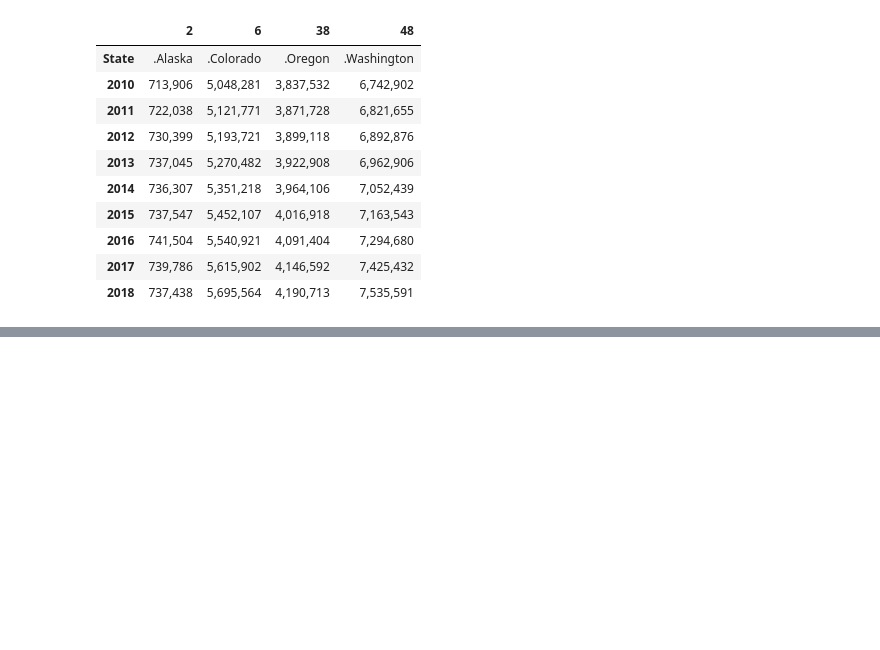
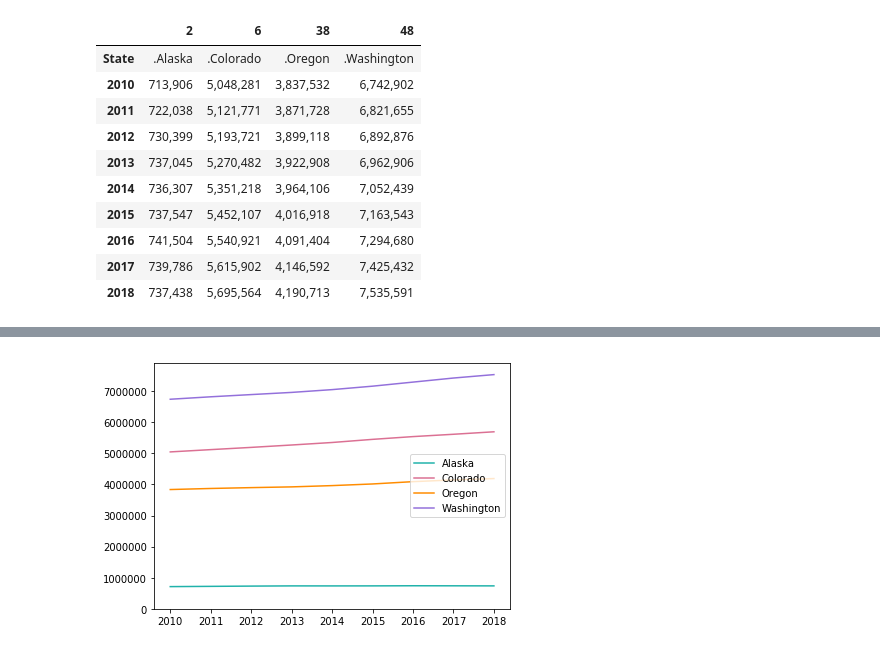
Before and after one commit to chane-d/group-project-one, a Jupyter notebook: SALES_Jason/Project1_jason.ipynb, the cells around one changed output, grey strips where cells are left out. Drawn from its saved outputs; the diff is of its cells as text; code cells hidden in the pictures; blank space fills up the shorter version.

```diff
--- a/SALES_Jason/Project1_jason.ipynb
+++ b/SALES_Jason/Project1_jason.ipynb
@@ -516,0 +468,6 @@ pop_data.transpose()
+# %%
+pop_data['.Alaska'] = pop_data['.Alaska'].str.replace(',', '')
+pop_data['.Colorado'] = pop_data['.Colorado'].str.replace(',', '')
+pop_data['.Oregon'] = pop_data['.Oregon'].str.replace(',', '')
+pop_data['.Washington'] = pop_data['.Washington'].str.replace(',', '')
+pop_data
@@ -516,0 +486,10 @@ pop_data.transpose()
+# %%
+pop_data = pop_data[1:]
+pop_data = pop_data.rename(columns={
+    '.Alaska':'Alaska',
+    '.Colorado':'Colorado',
+    '.Oregon':'Oregon',
+    '.Washington':'Washington',
+    'index':'Year'
+})
+pop_data
@@ -516,0 +517,6 @@ pop_data.transpose()
+# %%
+pop_data['Colorado']= pop_data['Colorado'].astype('float')
+pop_data['Washington']= pop_data['Washington'].astype('float')
+pop_data['Oregon']= pop_data['Oregon'].astype('float')
+pop_data['Alaska']= pop_data['Alaska'].astype('float')
+pop_data.dtypes
@@ -516,0 +531,24 @@ pop_data.transpose()
+# %%
+fig1,ax1=plt.subplots(sharex=True, sharey=True)
+
+#y1_labels = ['0', '50', '100', '150', '200', '250']
+
+ax1.plot(pop_data['Year'], pop_data['Alaska'], color="lightseagreen", label='Alaska')
+ax1.plot(pop_data['Year'], pop_data['Colorado'], color='palevioletred', label='Colorado')
+ax1.plot(pop_data['Year'], pop_data['Oregon'], color='darkorange', label='Oregon')
+ax1.plot(pop_data['Year'], pop_data['Washington'], color='mediumpurple', label='Washington')
+
+ax2 = ax1.twinx()
+ax2.plot()
+
+
+
+#ax1.set_ylabel('Product sales/consumption (in millions)')
+#ax1.set_yticklabels(y1_labels)
+plt.ylim(0, max(pop_data['Washington']*1.05))
+
+plt.legend(loc="center right")
+plt.tight_layout()
+plt.show()
+# %% [output]
+[figure, added]
```
Also changed, not shown: parts of 12 cells of this notebook, 1 other file.
